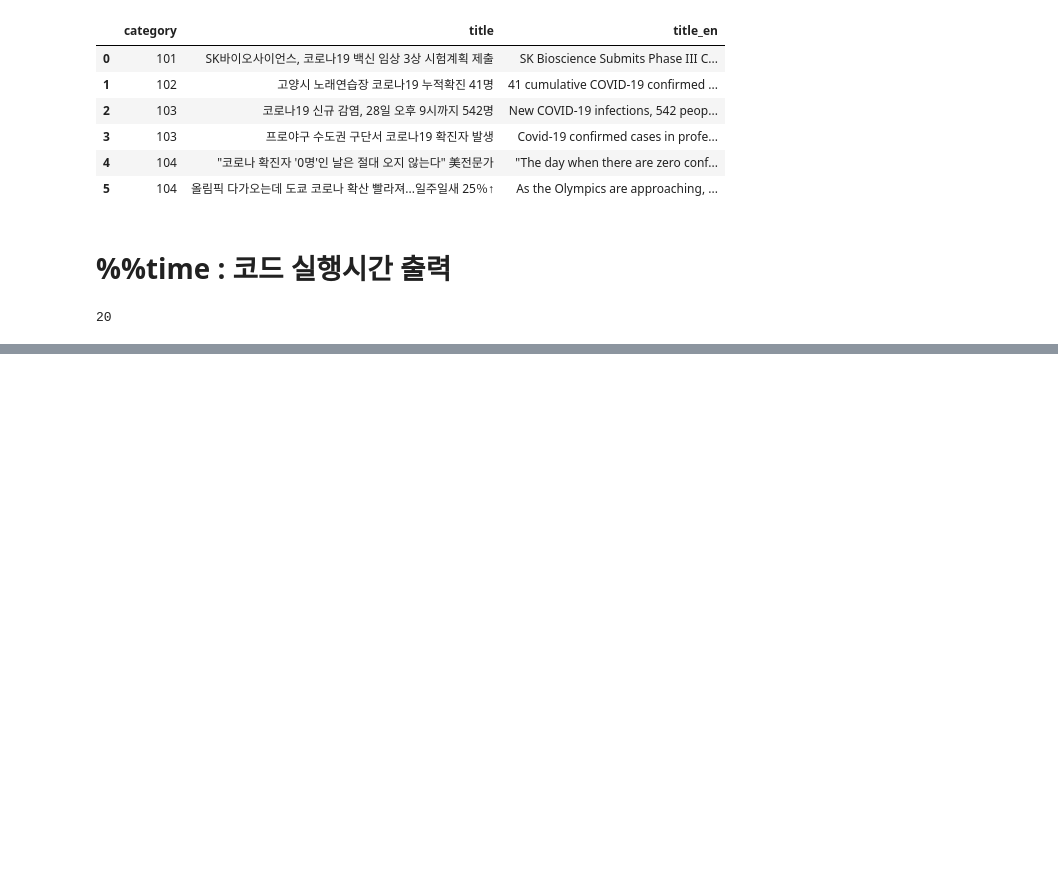
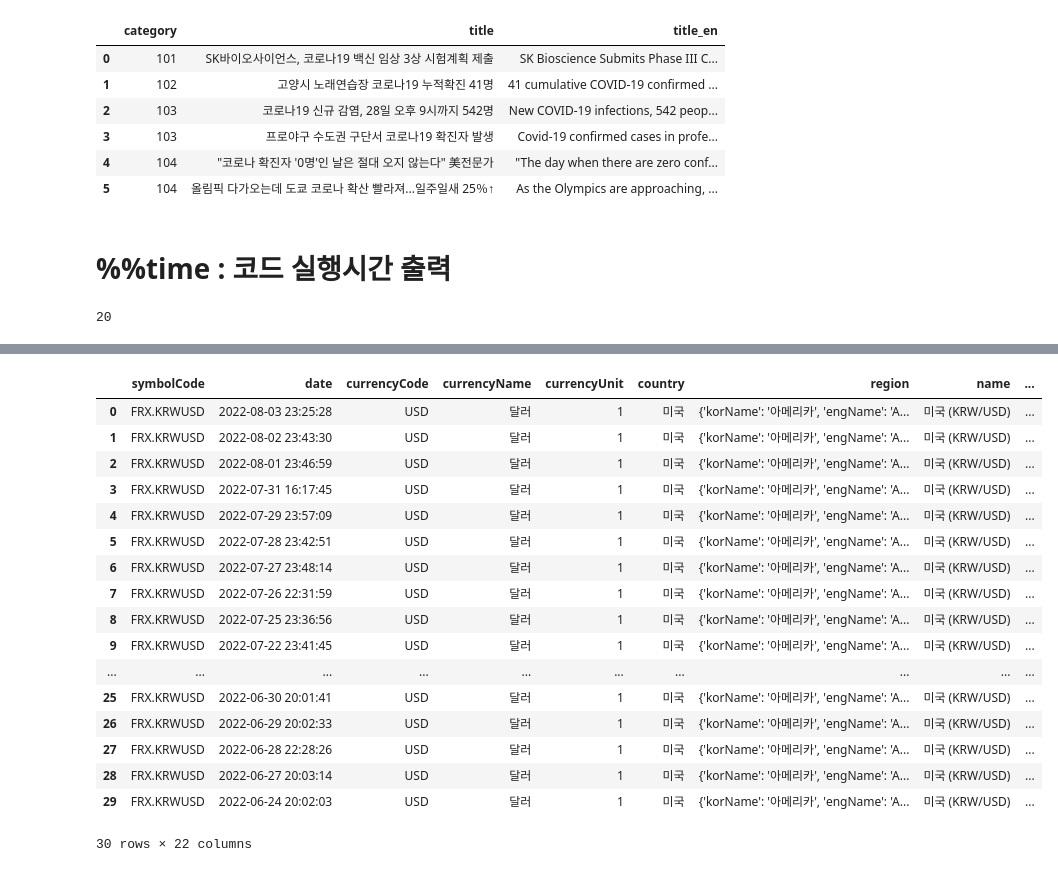
Before and after one commit to prefer100/ai_practice, a Jupyter notebook: web_crawling_day1_02_requests_api_github.ipynb, the cells around one changed output, grey strips where cells are left out. Drawn from its saved outputs; the diff is of its cells as text; code cells hidden in the pictures; blank space fills up the shorter version.

```diff
--- a/web_crawling_day1_02_requests_api_github.ipynb
+++ b/web_crawling_day1_02_requests_api_github.ipynb
@@ -146,0 +154,10 @@ print(data)
+# %%
+custom_header = {
+    'referer' : 'https://m.finance.daum.net/',
+  'user-agent' : 'Mozilla/5.0 (Linux; Android 10; SM-G981B) AppleWebKit/537.36 (KHTML, like Gecko) Chrome/80.0.3987.162 Mobile Safari/537.36'
+}
+# %%
+pagecount, page = 30, 1
+url = f'https://finance.daum.net/api/exchanges/FRX.KRWUSD/days?perPage={pagecount}&page={page}&pagination=true'
+response = requests.get(url, headers = custom_header)
+response
@@ -146,0 +166,5 @@ print(data)
+# %%
+data = response.json()
+data
+# datafr = pd.DataFrame(data)
+# datafr
@@ -146,0 +189,22 @@ print(data)
+# %%
+usd = pd.DataFrame(data['data'])
+usd
+# %% [output]
+|  | symbolCode | date | currencyCode | currencyName | currencyUnit | country | region | name | ... |
+| 0 | FRX.KRWUSD | 2022-08-03 23:25:28 | USD | 달러 | 1 | 미국 | {'korName': '아메리카', 'engName': 'A... | 미국 (KRW/USD) | ... |
+| 1 | FRX.KRWUSD | 2022-08-02 23:43:30 | USD | 달러 | 1 | 미국 | {'korName': '아메리카', 'engName': 'A... | 미국 (KRW/USD) | ... |
+| 2 | FRX.KRWUSD | 2022-08-01 23:46:59 | USD | 달러 | 1 | 미국 | {'korName': '아메리카', 'engName': 'A... | 미국 (KRW/USD) | ... |
+| 3 | FRX.KRWUSD | 2022-07-31 16:17:45 | USD | 달러 | 1 | 미국 | {'korName': '아메리카', 'engName': 'A... | 미국 (KRW/USD) | ... |
+| 4 | FRX.KRWUSD | 2022-07-29 23:57:09 | USD | 달러 | 1 | 미국 | {'korName': '아메리카', 'engName': 'A... | 미국 (KRW/USD) | ... |
+| 5 | FRX.KRWUSD | 2022-07-28 23:42:51 | USD | 달러 | 1 | 미국 | {'korName': '아메리카', 'engName': 'A... | 미국 (KRW/USD) | ... |
+| 6 | FRX.KRWUSD | 2022-07-27 23:48:14 | USD | 달러 | 1 | 미국 | {'korName': '아메리카', 'engName': 'A... | 미국 (KRW/USD) | ... |
+| 7 | FRX.KRWUSD | 2022-07-26 22:31:59 | USD | 달러 | 1 | 미국 | {'korName': '아메리카', 'engName': 'A... | 미국 (KRW/USD) | ... |
+| 8 | FRX.KRWUSD | 2022-07-25 23:36:56 | USD | 달러 | 1 | 미국 | {'korName': '아메리카', 'engName': 'A... | 미국 (KRW/USD) | ... |
+| 9 | FRX.KRWUSD | 2022-07-22 23:41:45 | USD | 달러 | 1 | 미국 | {'korName': '아메리카', 'engName': 'A... | 미국 (KRW/USD) | ... |
+| ... | ... | ... | ... | ... | ... | ... | ... | ... | ... |
+| 25 | FRX.KRWUSD | 2022-06-30 20:01:41 | USD | 달러 | 1 | 미국 | {'korName': '아메리카', 'engName': 'A... | 미국 (KRW/USD) | ... |
+| 26 | FRX.KRWUSD | 2022-06-29 20:02:33 | USD | 달러 | 1 | 미국 | {'korName': '아메리카', 'engName': 'A... | 미국 (KRW/USD) | ... |
+| 27 | FRX.KRWUSD | 2022-06-28 22:28:26 | USD | 달러 | 1 | 미국 | {'korName': '아메리카', 'engName': 'A... | 미국 (KRW/USD) | ... |
+| 28 | FRX.KRWUSD | 2022-06-27 20:03:14 | USD | 달러 | 1 | 미국 | {'korName': '아메리카', 'engName': 'A... | 미국 (KRW/USD) | ... |
+| 29 | FRX.KRWUSD | 2022-06-24 20:02:03 | USD | 달러 | 1 | 미국 | {'korName': '아메리카', 'engName': 'A... | 미국 (KRW/USD) | ... |
+30 rows × 22 columns
```
Also changed, not shown: parts of 7 cells of this notebook.
